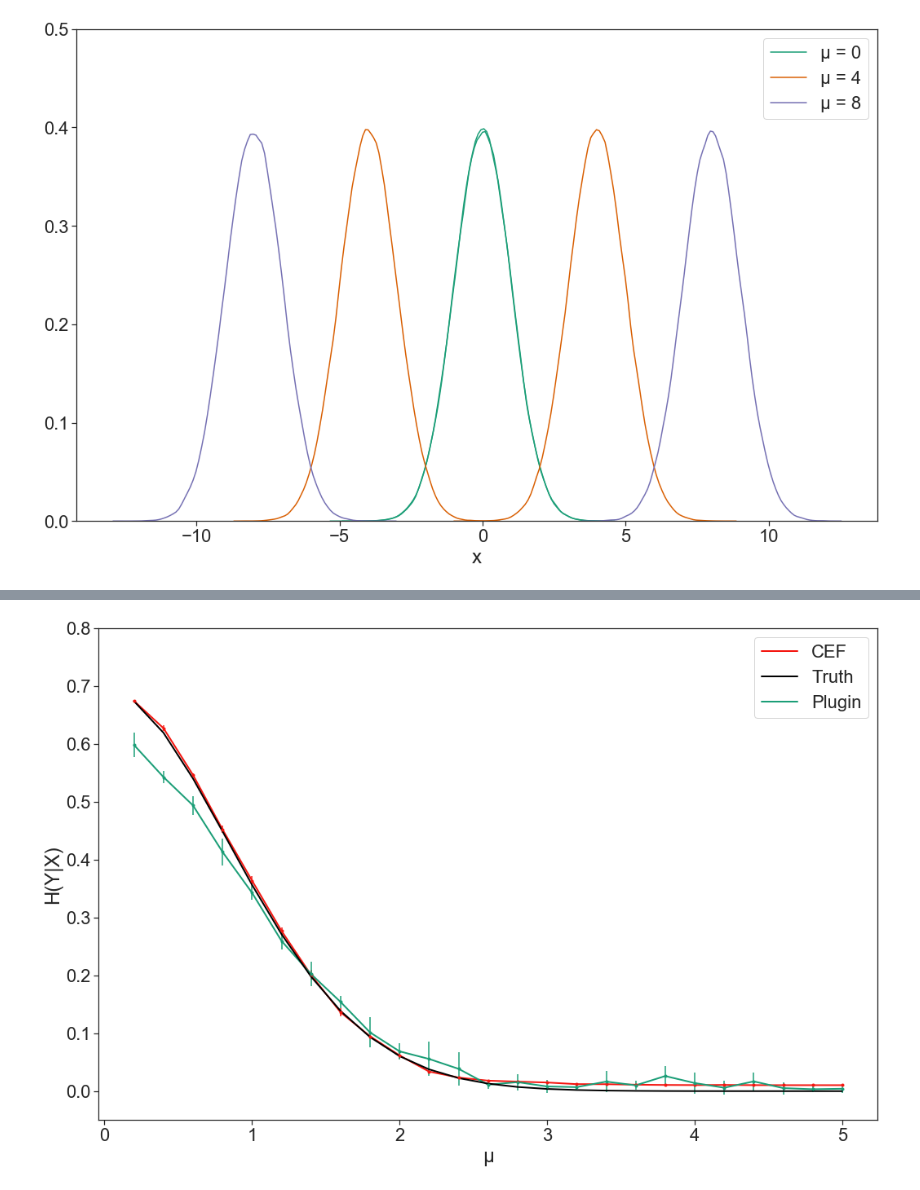
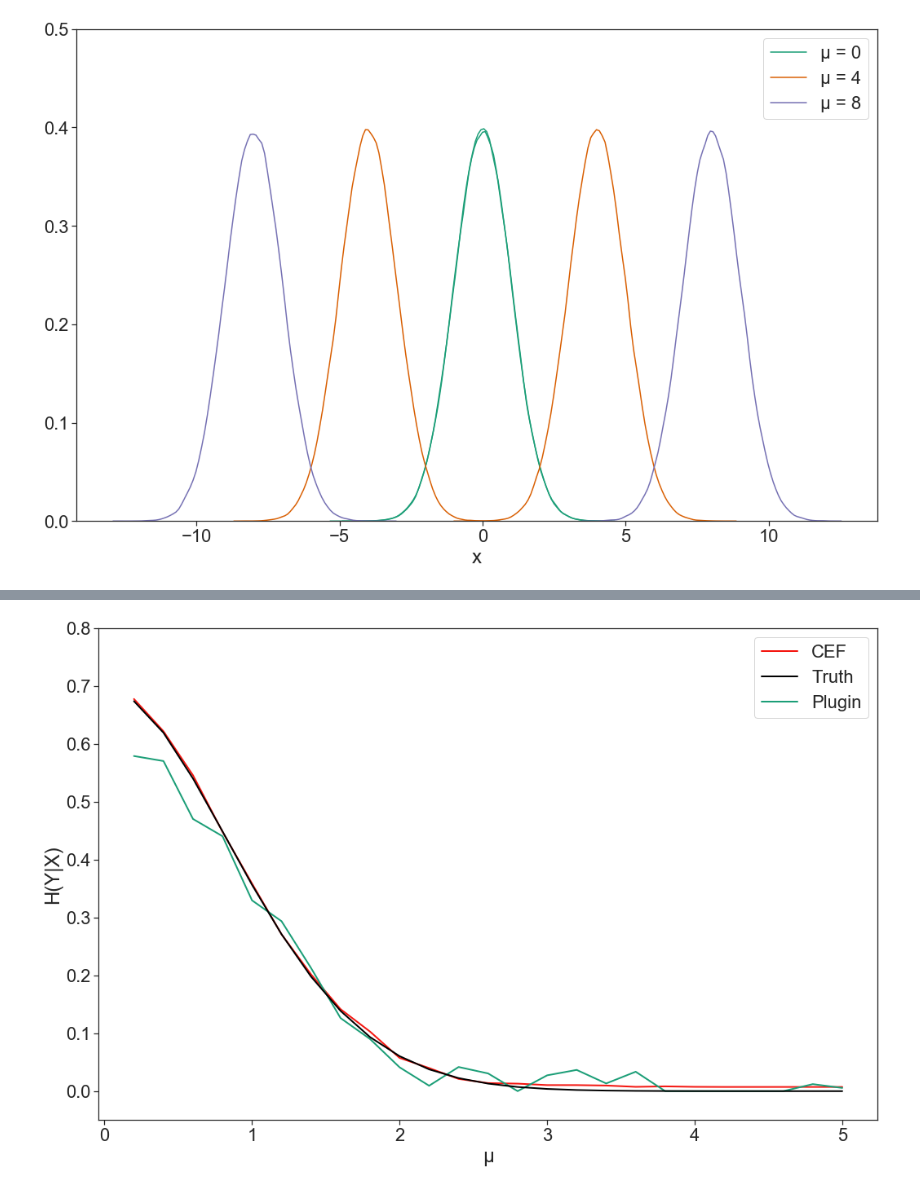
Before and after one commit to rguo123/conditional_entropy_forests, a Jupyter notebook: Categorical_Plots_Final.ipynb, the cells around one changed output, grey strips where cells are left out. Drawn from its saved outputs; the diff is of its cells as text; code cells hidden in the pictures.

```diff
--- a/Categorical_Plots_Final.ipynb
+++ b/Categorical_Plots_Final.ipynb
@@ -192,5 +192,10 @@ def get_cond_entropy_vs_n(mean):
 # %%
 import pickle
 
-sample_sizes, cef, plugin = get_cond_entropy_vs_n(1)
-pickle.dump({"sample_sizes": sample_sizes, "cef": cef, "plugin": plugin}, open("cat_mean1_conv_truth.p", "wb"))
+#sample_sizes, cef, plugin = get_cond_entropy_vs_n(1)
+#pickle.dump({"sample_sizes": sample_sizes, "cef": cef, "plugin": plugin}, open("cat_mean1_conv_truth.p", "wb"))
+
+conv_truth = pickle.load(open("cat_mean1_conv_truth.p", "rb"))
+sample_sizes = conv_truth["sample_sizes"]
+plugin = conv_truth["plugin"]
+cef = conv_truth["cef"]
@@ -242,6 +269,7 @@ def get_cond_entropy_vs_mu(n):
     plugin_all = []
     truth = []
     means = [i*.2 for i in range(1, 26)]
+    """
     for i in tqdm_notebook(range(5)):
         cef = []
         plugin = []
@@ -251,13 +279,16 @@ def get_cond_entropy_vs_mu(n):
             plugin.append(plugin_estimate_cat_1D(np.array(X).reshape(-1, 1), y).item())
         cef_all.append(cef)
         plugin_all.append(plugin)
-
+    """
     for elem in means:
         truth.append(truth_1d(elem))
-    return means, cef_all, plugin_all, truth
+    #return means, cef_all, plugin_all, truth
+    return truth
+
+truth = get_cond_entropy_vs_mu(6000)
 # %%
-means, cef_means, plugin_means, truth = get_cond_entropy_vs_mu(4000)
-pickle.dump({"sample_sizes": sample_sizes, "cef": cef_means, "plugin": plugin_means}, open("cat_n4000_conv_0.p", "wb"))
+means, cef_means, plugin_means, truth = get_cond_entropy_vs_mu(6000)
+pickle.dump({"sample_sizes": sample_sizes, "cef": cef_means, "plugin": plugin_means}, open("cat_n6000_conv_0.p", "wb"))
 # %% [output]
 [interactive output not drawn]
 [interactive output not drawn]
@@ -265,6 +296,12 @@ pickle.dump({"sample_sizes": sample_sizes, "cef": cef_means, "plugin": plugin_me
 [interactive output not drawn]
 [interactive output not drawn]
 [interactive output not drawn]
+# %%
+import pickle
+conv_0 = pickle.load(open("cat_n6000_conv_0.p", "rb"))
+means = [i*.2 for i in range(1, 26)]
+plugin_means = conv_0["plugin"]
+cef_means = conv_0["cef"]
 # %%
 plugin_means = np.array(plugin_means)
 avg_plugin_means = np.mean(plugin_means, axis = 0)
@@ -276,26 +313,26 @@ std_cef_means = np.std(cef_means, axis = 0)
 # %%
 sns.set(font_scale = 2)
 sns.set_style("ticks")
 plt.figure()
 plt.rcParams["font.family"] = "sans-serif"
 plt.rcParams['figure.figsize'] = [15, 10]
 
-line_cef, = plt.plot(means, avg_cef_means, label = "CEF", linewidth = 2, color = "#F41711")
-plt.errorbar(means, avg_cef_means, std_cef_means, fmt = ".", color = "#F41711")
+line_cef, = plt.plot(means, cef_means[0], label = "CEF", linewidth = 2, color = "#F41711")
+#plt.errorbar(means, avg_cef_means, std_cef_means, fmt = ".", color = "#F41711")
 
-line_plugin, = plt.plot(means, avg_plugin_means, label = "Plugin", linewidth = 2, color = "#1b9e77")
-plt.errorbar(means, avg_plugin_means, std_plugin_means, fmt = ".", color = "#1b9e77")
+line_plugin, = plt.plot(means, plugin_means[0], label = "Plugin", linewidth = 2, color = "#1b9e77")
+#plt.errorbar(means, avg_plugin_means, std_plugin_means, fmt = ".", color = "#1b9e77")
 
 
 line_true, = plt.plot(means, truth, label = "Truth", linewidth = 2, color = 'black')
 
 plt.ylim(ymin = -.05)
 plt.ylim(ymax = .8)
 plt.legend(handles=[line_cef, line_true, line_plugin])
 plt.xlabel(u'\u03bc')
 plt.ylabel("H(Y|X)")
 plt.tight_layout()
-plt.savefig("cat_1d_n4000_conv0_final.png")
+plt.savefig("cat_1d_n6000_conv0_final_noerror.png")
 plt.show()
 # %% [output]
-[figure, old version]
+[figure, new version]
```
Also changed, not shown: parts of 7 cells of this notebook, 13 other files.
